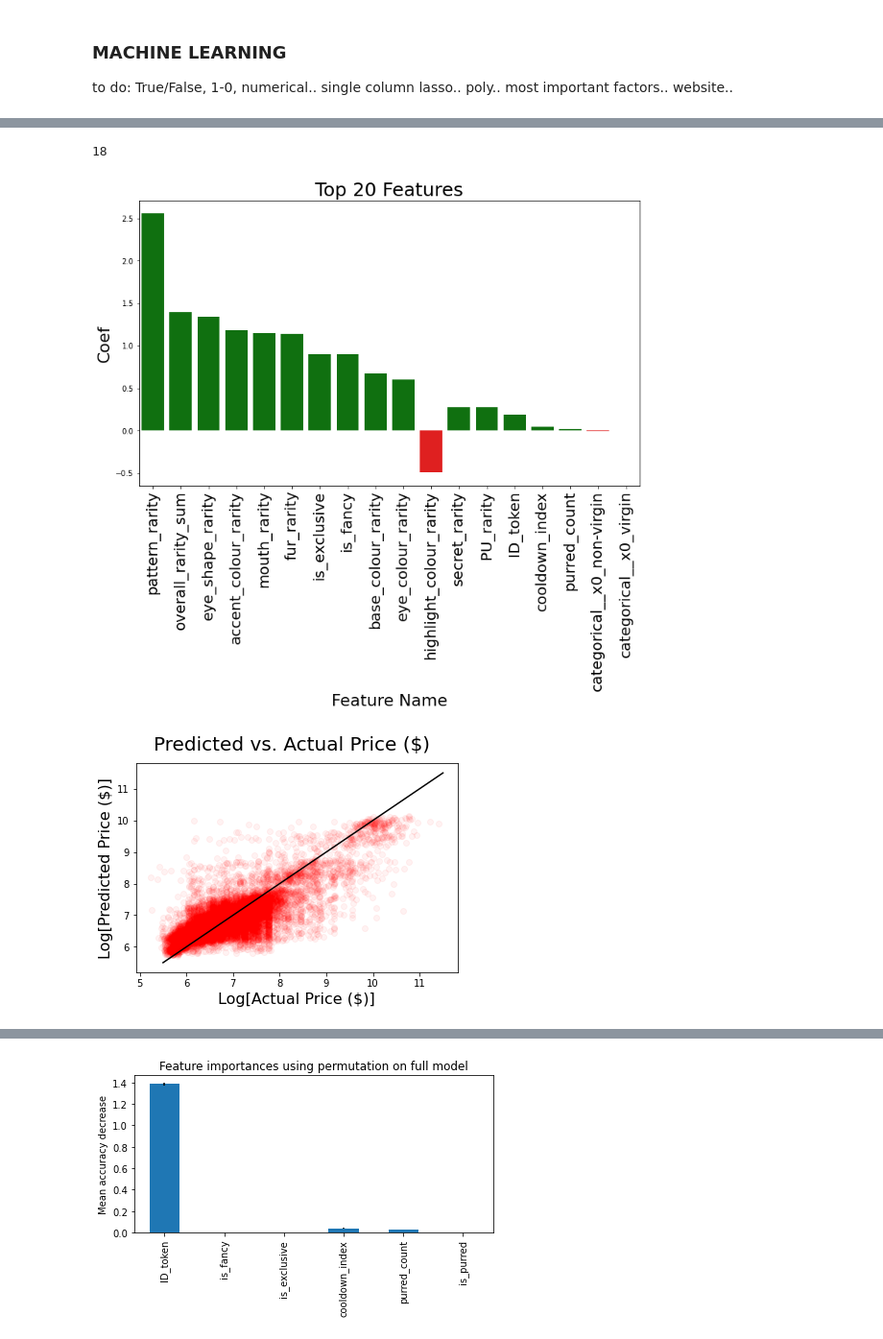
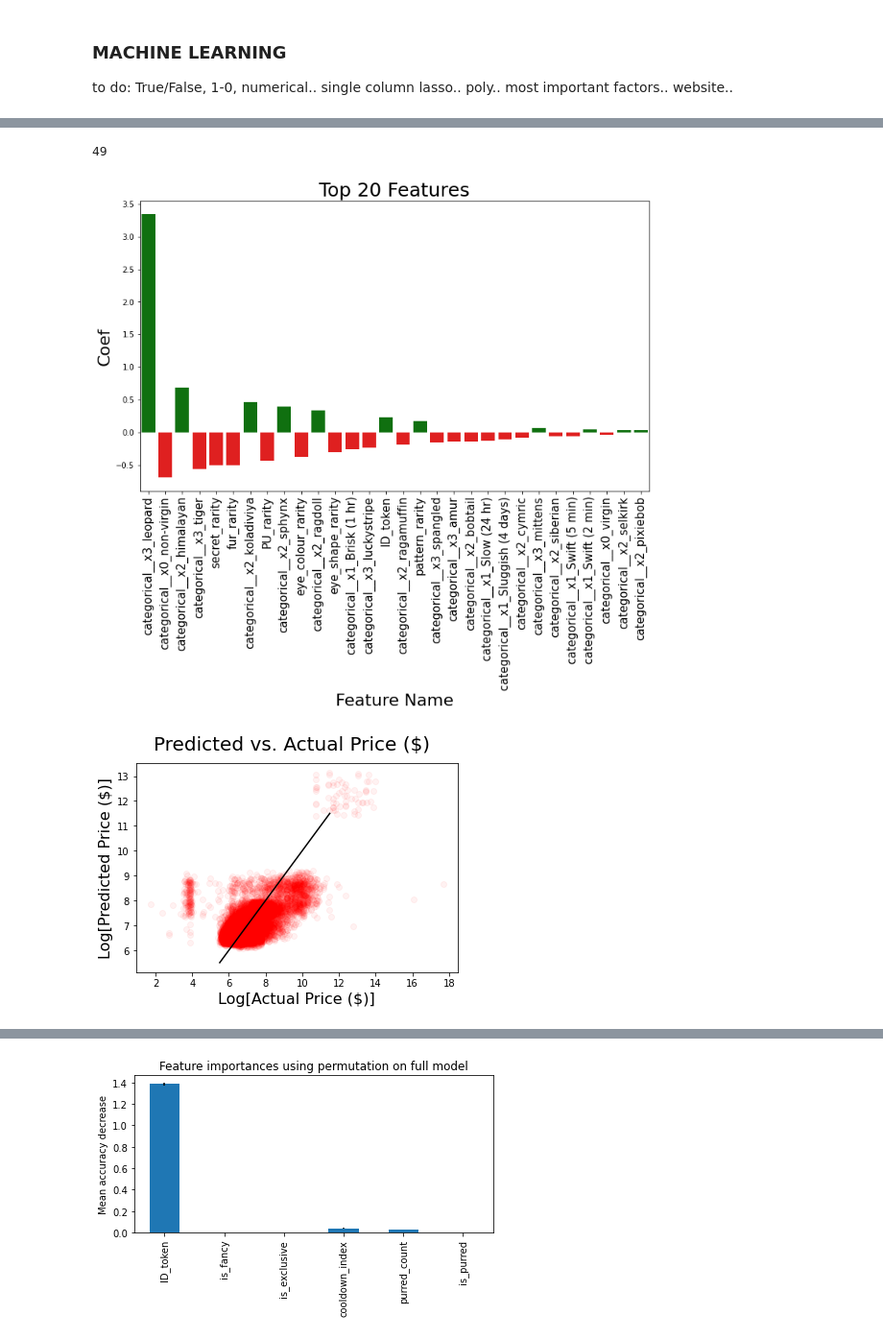
Before and after one commit to csgorham/cryptokitties-heroku, a Jupyter notebook: merge_DATA_go-CRYPTOKITTYAPI.ipynb, the cells around one changed output, grey strips where cells are left out. Shown: that part at 96% size. Drawn from its saved outputs; the diff is of its cells as text; code cells hidden in the pictures.

```diff
--- a/merge_DATA_go-CRYPTOKITTYAPI.ipynb
+++ b/merge_DATA_go-CRYPTOKITTYAPI.ipynb
@@ -540,7 +540,7 @@ df_merged_traitrare['cooldown_index'] = df_merged_traitrare['cooldown_index'].as
 df_merged_traitrare['is_fancy']  = df_merged_traitrare['is_fancy'] .astype(int)
 df_merged_traitrare['is_exclusive']  = df_merged_traitrare['is_exclusive'] .astype(int)
 df_merged_traitrare['is_purred']  = df_merged_traitrare['is_purred'] .astype(int)
-df_merged_traitrare['ID_token']  = df_merged_traitrare['ID_token'].astype(float)
+#df_merged_traitrare['ID_token']  = df_merged_traitrare['ID_token'].astype(float)
 
 
 
@@ -580,14 +580,14 @@ df_merged_traitrare_uncleaned2  =df_merged_traitrare_uncleaned2.append(df_merged
 df_merged_traitrare = df_merged_traitrare.loc[(df_merged_traitrare['total_price']<=np.exp(8.8665)) | (df_merged_traitrare['total_price']> np.exp(8.8675))]
 df_merged_traitrare = df_merged_traitrare.loc[(df_merged_traitrare['total_price']<=np.exp(8.461)) | (df_merged_traitrare['total_price']> np.exp(8.4615))]
 
-indexNames1 = df_merged_traitrare[(df_merged_traitrare['total_price'] < np.exp(5))].index
+"""indexNames1 = df_merged_traitrare[(df_merged_traitrare['total_price'] < np.exp(5))].index
 df_merged_traitrare = df_merged_traitrare.drop(indexNames1)
 
 indexNames1 = df_merged_traitrare[(df_merged_traitrare['total_price'] > np.exp(12))].index
 df_merged_traitrare = df_merged_traitrare.drop(indexNames1)
 
 indexNames1 = df_merged_traitrare[(df_merged_traitrare['overall_rarity_sum'] < 0.5)].index
-df_merged_traitrare = df_merged_traitrare.drop(indexNames1)
+df_merged_traitrare = df_merged_traitrare.drop(indexNames1)"""
 
 
 
@@ -654,15 +674,14 @@ from sklearn.impute import SimpleImputer
 imp = SimpleImputer(strategy="most_frequent")
 
 
-opts = [ 'ID_token',  'overall_rarity_sum']
-
-#'colortertiary_count', 'colorsecondary_count', 'colorprimary_count', 'base_colour_count',
-"""'mouth_rarity', 'accent_colour_rarity','eye_shape_rarity',
+opts = ['accent_colour_rarity','eye_shape_rarity',
          'fur_rarity', 'eye_colour_rarity', 'PU_rarity','pattern_rarity',
-    'highlight_colour_rarity', 'base_colour_rarity','secret_rarity', """
+    'secret_rarity',  'ID_token']
 
 #opts = ['ID_token']
-categorical = [ 'virginity_value', 'cooldown_timer_value', 'eye_shape_value', 'highlight_colour_value',
+categorical = [ 'virginity_value', 'cooldown_timer_value', 'fur_value', 'pattern_value']
+
+""", 'eye_shape_value', 'highlight_colour_value',
        'fur_value',
        'accent_colour_value',
        'base_colour_value',
@@ -670,8 +689,8 @@ categorical = [ 'virginity_value', 'cooldown_timer_value', 'eye_shape_value', 'h
         'mouth_value',  'secret_value',
         'purrstige_value', 'eyes_value',
         'body_value',  'colorprimary_value',
-        'coloreyes_value',
-       'colortertiary_value',  'colorsecondary_value' ]
+        'coloreyes_value'"""
+
 
 others = ['image_url_png', 'overall_rarity_sum', 'mouth_rarity', 'accent_colour_rarity','eye_shape_rarity',
          'fur_rarity', 'eye_colour_rarity', 'PU_rarity','pattern_rarity',
@@ -756,7 +775,8 @@ Xdata, ydata = Xdata.reset_index(drop=True), ydata.reset_index(drop=True)
 X_train, X_test, y_train, y_test = train_test_split( Xdata, ydata, test_size=0.7, random_state=12)
 
 ctransformer  = ColumnTransformer([('numeric', 'passthrough', opts),
-('categorical', OneHotEncoder(handle_unknown = 'ignore'), categorical )])
+                                   ('categorical', OneHotEncoder(handle_unknown = 'ignore'), categorical )])
+#('categorical', OneHotEncoder(handle_unknown = 'ignore'), categorical )
 
 poly = PolynomialFeatures(include_bias = True, interaction_only =True, degree=1)
 
@@ -781,8 +801,8 @@ pipe = Pipeline([('categorical', ctransformer), ('poly', poly), ('scaling', MaxA
                                                      random_state = 42"""
 
 #lasso - for feature importance
-#pipe = Pipeline([('categorical', ctransformer) , ('poly', poly), ('scaling', MaxAbsScaler()),
-#                 ('regressor', Lasso(alpha=.002)) ])
+pipe = Pipeline([('categorical', ctransformer) , ('poly', poly), ('scaling', MaxAbsScaler()),
+                 ('regressor', Lasso(alpha=.0005)) ])
 
 pipe.fit(X_train, np.array(y_train))
 y_pred = pipe.predict(X_test)
@@ -901,28 +907,27 @@ Traceback (most recent call last):
 # %%
 coefs = pipe.named_steps["regressor"].coef_.flatten()
 feature_names = pipe.named_steps["categorical"].get_feature_names()
 zipped = zip(feature_names, coefs)
 df= pd.DataFrame(zipped, columns=["feature", "value"])
 df["abs_value"] = df["value"].apply(lambda x: abs(x))
 df["colors"] = df["value"].apply(lambda x: "green" if x > 0 else "red")
 df = df.sort_values("abs_value", ascending=False)
 
 
 import seaborn as sns
 fig, ax = plt.subplots(1, 1, figsize=(12, 7))
 sns.barplot(x="feature",
             y="value",
-            data=df[0:30],  #-30:-1
-           palette=df[0:30]["colors"])
-ax.set_xticklabels(ax.get_xticklabels(), rotation=90, fontsize=20)
+            data=df[0:30],
+            palette=df[0:30]["colors"])
+ax.set_xticklabels(ax.get_xticklabels(), rotation=90, fontsize=15)
 ax.set_title("Top 20 Features", fontsize=25)
 ax.set_ylabel("Coef", fontsize=22)
 ax.set_xlabel("Feature Name", fontsize=22)
-
 print(len(df))
 # %% [output]
-18
+49
-[figure, old version]
+[figure, new version]
 # %%
 plt.plot((y_test),(y_pred), 'or', alpha=0.05)
 plt.plot(np.linspace(5.5,11.5,5),np.linspace(5.5,11.5,5) , '-k')
@@ -933,4 +938,4 @@ plt.ylabel('Log[Predicted Price ($)]', fontsize=16)
 plt.xlabel('Log[Actual Price ($)]', fontsize=16)
 plt.savefig('./graphics/R2.png')
 # %% [output]
-[figure, old version]
+[figure, new version]
```
Also changed, not shown: parts of 39 cells of this notebook, 3 other files.
